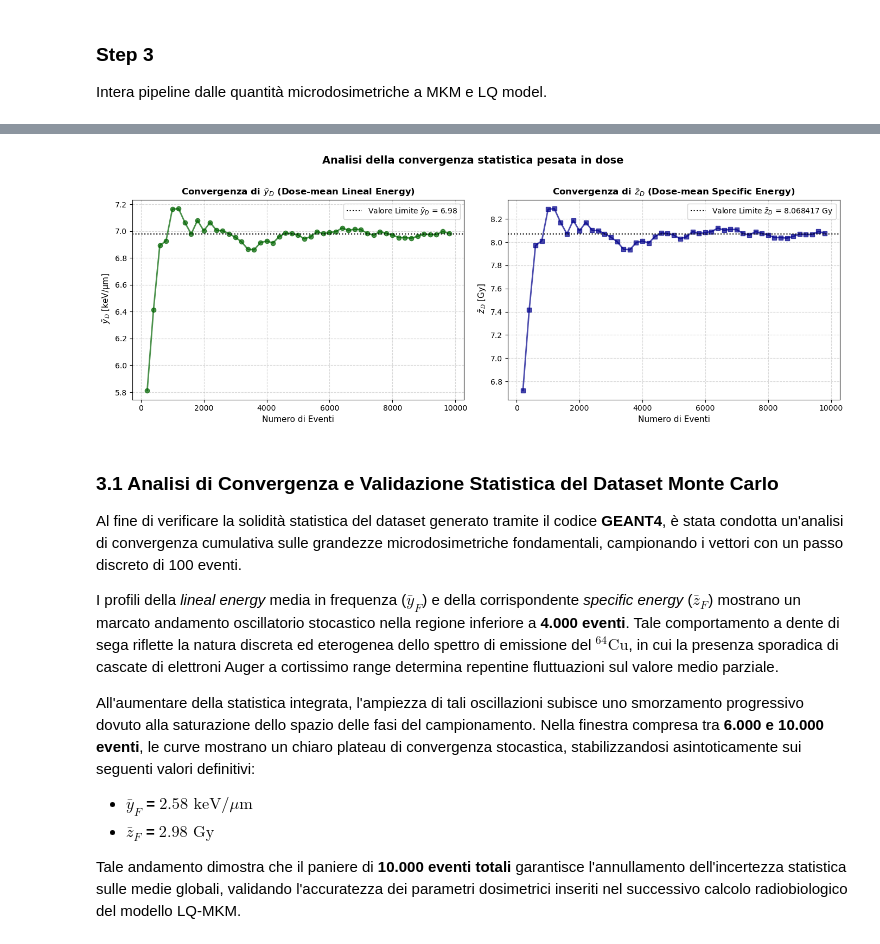
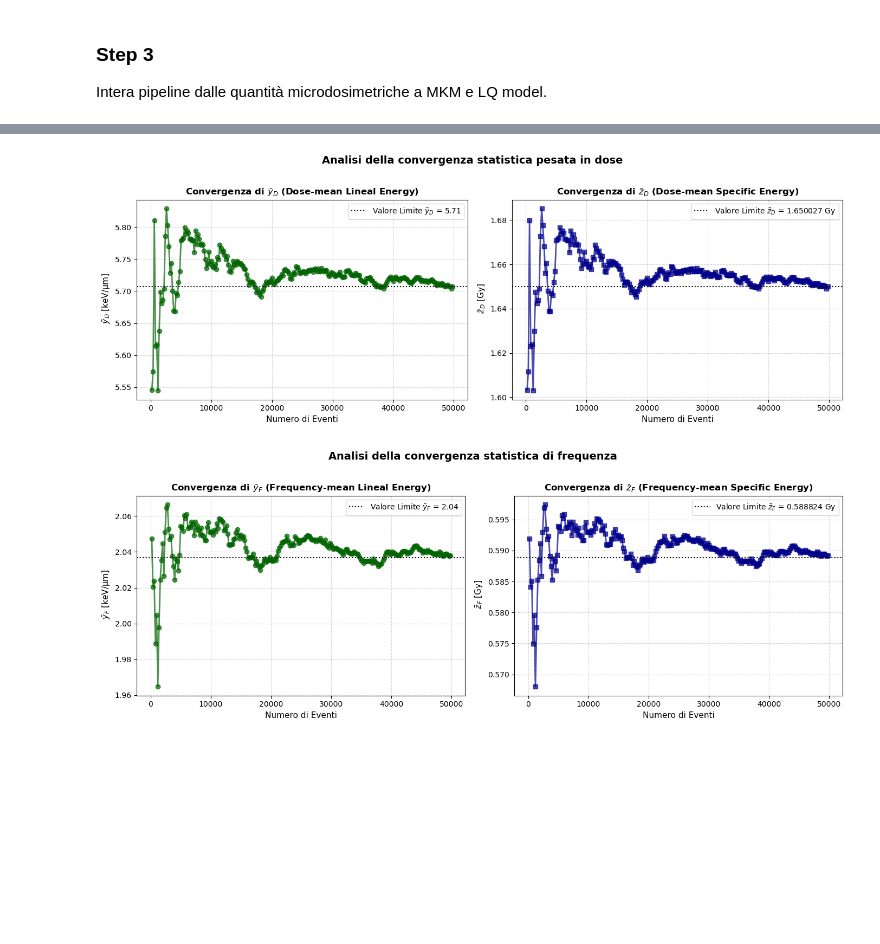
Before and after one commit to michelepascazio28-dot/Rame, a Jupyter notebook: Analysis.ipynb, the cells around one changed output, grey strips where cells are left out. Cells and saved outputs as stored; diff of their text form; code cells hidden in the pictures; blank space fills up the shorter version.

```diff
--- a/Analysis.ipynb
+++ b/Analysis.ipynb
@@ -319,10 +478,17 @@ plt.show()
 step = 200
 step_statistica = np.arange(step, len(y_data), step)
 
+y_f_cumulativi = []
+z_f_cumulativi = []
+
 y_d_cumulativi = []
 z_d_cumulativi = []
 
 # Calcoliamo i valori "di riferimento" (limiti) sull'intero dataset per le linee orizzontali
+#y_f e z_f
+ref_y_f = np.mean(y_data)
+ref_z_f = np.mean(z_data)
+#y_d e z_d
 ref_y_d = np.sum(y_data**2) / np.sum(y_data)
 ref_z_d = np.sum(z_data**2) / np.sum(z_data)
 
@@ -333,49 +499,67 @@ for n_eventi in step_statistica:
 
     # Calcolo della media pesata in dose (Dose-mean)
     # Formula: sum(x^2) / sum(x)
+    y_f_cumulativi.append(np.mean(y_sub))
+    z_f_cumulativi.append(np.mean(z_sub))
     y_d_cumulativi.append(np.sum(y_sub**2) / np.sum(y_sub))
     z_d_cumulativi.append(np.sum(z_sub**2) / np.sum(z_sub))
 
 # Convertiamo in array
+y_f_cumulativi = np.array(y_f_cumulativi)
+z_f_cumulativi = np.array(z_f_cumulativi)
+
 y_d_cumulativi = np.array(y_d_cumulativi)
 z_d_cumulativi = np.array(z_d_cumulativi)
 
 # --- GENERAZIONE DEL GRAFICO DI CONVERGENZA PESATA ---
 fig, (ax_y, ax_z) = plt.subplots(1, 2, figsize=(14, 5))
 
 # 1. Plot per y_D
 ax_y.plot(step_statistica, y_d_cumulativi, marker='o', color='darkgreen', linewidth=2, linestyle='-', alpha=0.7)
 ax_y.axhline(y=ref_y_d, color='black', linestyle=':', label=f'Valore Limite $\\bar{{y}}_D$ = {ref_y_d:.2f}')
 ax_y.set_xlabel("Numero di Eventi", fontsize=11)
 ax_y.set_ylabel(r" $\bar{y}_D$ [keV/µm]", fontsize=11)
 ax_y.set_title(r"Convergenza di $\bar{y}_D$ (Dose-mean Lineal Energy)", fontsize=12, fontweight='bold')
 ax_y.grid(True, linestyle='--', alpha=0.5)
 ax_y.legend()
 
 # 2. Plot per z_D
 ax_z.plot(step_statistica, z_d_cumulativi, marker='s', color='darkblue', linewidth=2, linestyle='-', alpha=0.7)
 ax_z.axhline(y=ref_z_d, color='black', linestyle=':', label=f'Valore Limite $\\bar{{z}}_D$ = {ref_z_d:.6f} Gy')
 ax_z.set_xlabel("Numero di Eventi", fontsize=11)
 ax_z.set_ylabel(r" $\bar{z}_D$ [Gy]", fontsize=11)
 ax_z.set_title(r"Convergenza di $\bar{z}_D$ (Dose-mean Specific Energy)", fontsize=12, fontweight='bold')
 ax_z.grid(True, linestyle='--', alpha=0.5)
 ax_z.legend()
 
 plt.suptitle("Analisi della convergenza statistica pesata in dose", fontsize=14, fontweight='bold', y=1.02)
 plt.tight_layout()
 plt.show()
+
+# --- GENERAZIONE DEL GRAFICO DI CONVERGENZA NON PESATA ---
+fig, (ax_y, ax_z) = plt.subplots(1, 2, figsize=(14, 5))
+
+# 1. Plot per y_F
+ax_y.plot(step_statistica, y_f_cumulativi, marker='o', color='darkgreen', linewidth=2, linestyle='-', alpha=0.7)
+ax_y.axhline(y=ref_y_f, color='black', linestyle=':', label=f'Valore Limite $\\bar{{y}}_F$ = {ref_y_f:.2f}')
+ax_y.set_xlabel("Numero di Eventi", fontsize=11)
+ax_y.set_ylabel(r" $\bar{y}_F$ [keV/µm]", fontsize=11)
+ax_y.set_title(r"Convergenza di $\bar{y}_F$ (Frequency-mean Lineal Energy)", fontsize=12, fontweight='bold')
+ax_y.grid(True, linestyle='--', alpha=0.5)
+ax_y.legend()
+
+# 2. Plot per z_F
+ax_z.plot(step_statistica, z_f_cumulativi, marker='s', color='darkblue', linewidth=2, linestyle='-', alpha=0.7)
+ax_z.axhline(y=ref_z_f, color='black', linestyle=':', label=f'Valore Limite $\\bar{{z}}_F$ = {ref_z_f:.6f} Gy')
+ax_z.set_xlabel("Numero di Eventi", fontsize=11)
+ax_z.set_ylabel(r" $\bar{z}_F$ [Gy]", fontsize=11)
+ax_z.set_title(r"Convergenza di $\bar{z}_F$ (Frequency-mean Specific Energy)", fontsize=12, fontweight='bold')
+ax_z.grid(True, linestyle='--', alpha=0.5)
+ax_z.legend()
+
+plt.suptitle("Analisi della convergenza statistica di frequenza", fontsize=14, fontweight='bold', y=1.02)
+plt.tight_layout()
+plt.show()
 # %% [output]
-[figure, old version]
+[figure, new version]
+[figure, added]
-# %% [markdown]
-### 3.1 Analisi di Convergenza e Validazione Statistica del Dataset Monte Carlo
-
-Al fine di verificare la solidità statistica del dataset generato tramite il codice **GEANT4**, è stata condotta un'analisi di convergenza cumulativa sulle grandezze microdosimetriche fondamentali, campionando i vettori con un passo discreto di 100 eventi.
-
-I profili della *lineal energy* media in frequenza ($\bar{y}_F$) e della corrispondente *specific energy* ($\bar{z}_F$) mostrano un marcato andamento oscillatorio stocastico nella regione inferiore a **4.000 eventi**. Tale comportamento a dente di sega riflette la natura discreta ed eterogenea dello spettro di emissione del $^{64}\text{Cu}$, in cui la presenza sporadica di cascate di elettroni Auger a cortissimo range determina repentine fluttuazioni sul valore medio parziale.
-
-All'aumentare della statistica integrata, l'ampiezza di tali oscillazioni subisce uno smorzamento progressivo dovuto alla saturazione dello spazio delle fasi del campionamento. Nella finestra compresa tra **6.000 e 10.000 eventi**, le curve mostrano un chiaro plateau di convergenza stocastica, stabilizzandosi asintoticamente sui seguenti valori definitivi:
-
-* **$\bar{y}_F$ =** $2.58 \text{ keV/}\mu\text{m}$
-* **$\bar{z}_F$ =** $2.98 \text{ Gy}$
-
-Tale andamento dimostra che il paniere di **10.000 eventi totali** garantisce l'annullamento dell'incertezza statistica sulle medie globali, validando l'accuratezza dei parametri dosimetrici inseriti nel successivo calcolo radiobiologico del modello LQ-MKM.
```
Also changed, not shown: parts of 9 cells of this notebook.
